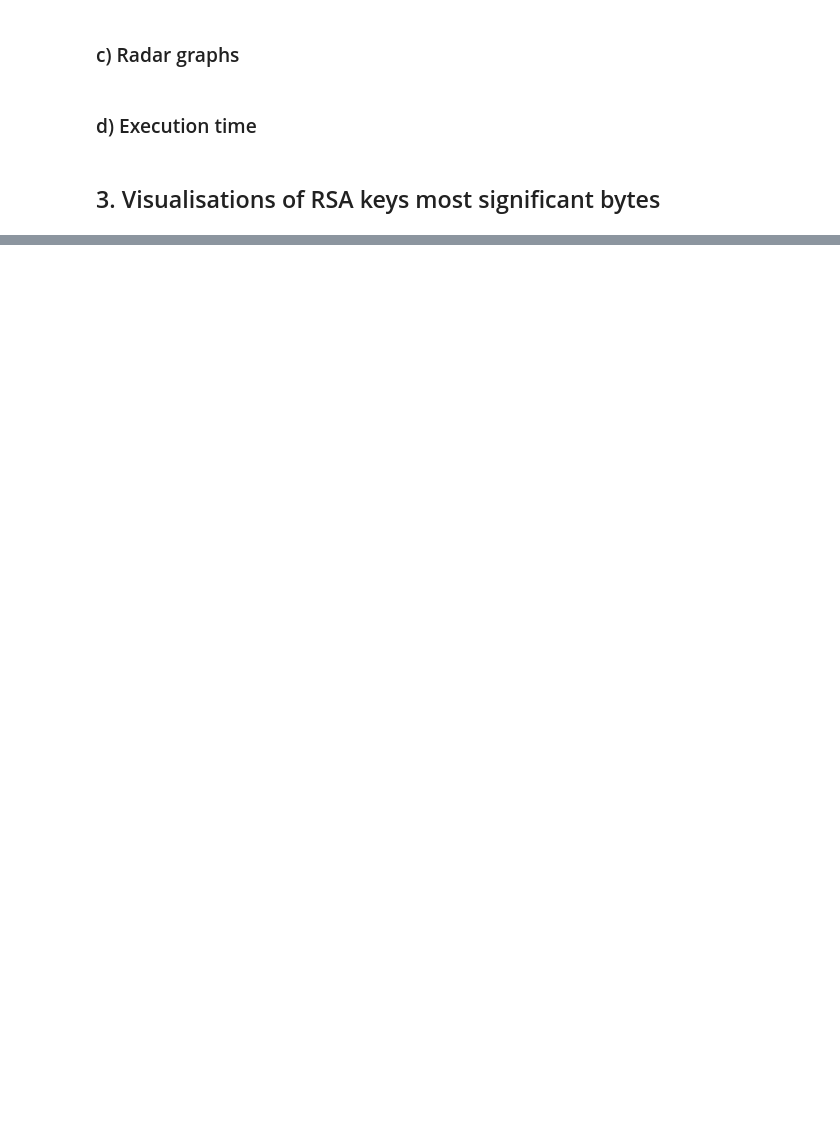
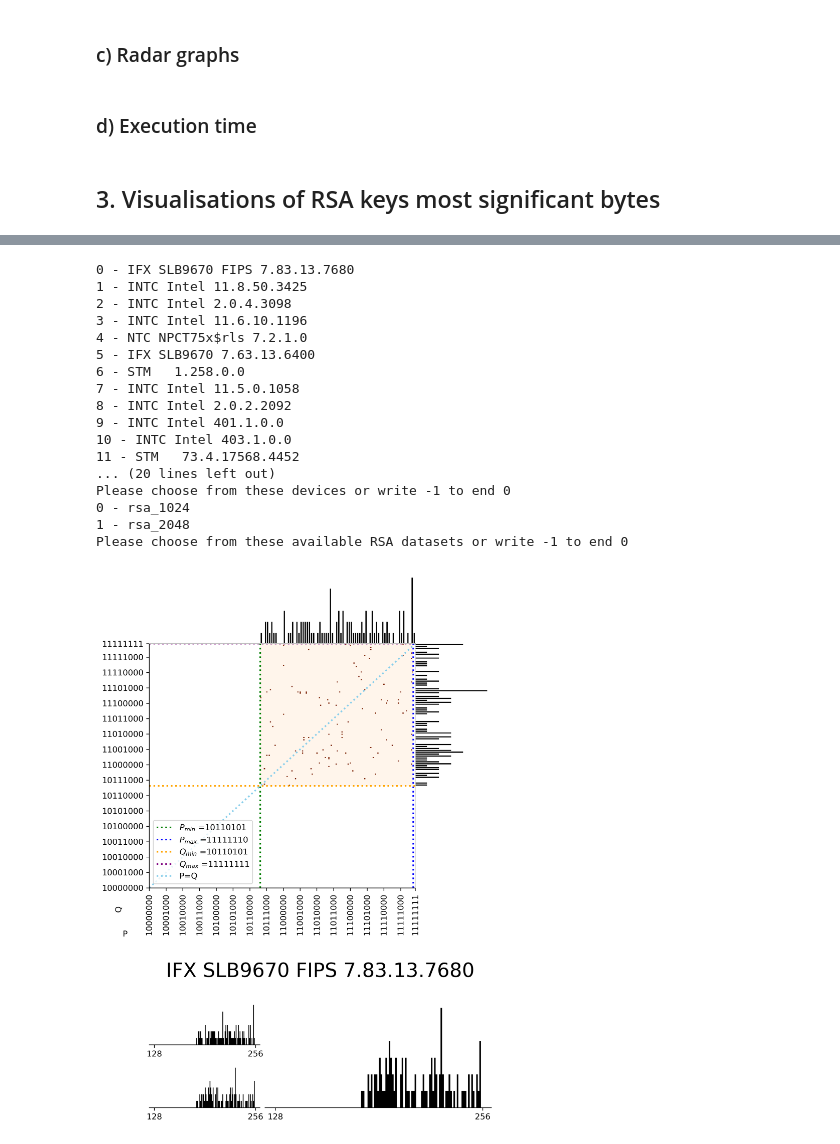
Before and after one commit to tjaros/JCAlgTest, a Jupyter notebook: AlgTest_pyProcess/tpm-visualisation.ipynb, the cells around one changed output, grey strips where cells are left out. Drawn from its saved outputs; the diff is of its cells as text; code cells hidden in the pictures; blank space fills up the shorter version.

Commit message:
modify jupyter notebook to render rsa plot

```diff
--- a/AlgTest_pyProcess/tpm-visualisation.ipynb
+++ b/AlgTest_pyProcess/tpm-visualisation.ipynb
@@ -85,7 +44,7 @@ rsa1024 = pd.read_csv(rsa_1024[19], header=0, delimiter=";")
 ### c) Utility functions
 # %%
 def choose(data: list[tuple[str, str]]):
-    print("Please choose from these visualisations or write -1 to end")
+    print("Please choose from these devices or write -1 to end")
     for idx, item in enumerate(data):
         print(f"{idx} - {item[0]}")
 
@@ -102,6 +61,24 @@ def choose(data: list[tuple[str, str]]):
     print(f"Chosen {data[which]}")
 
     return IFrame(data[which][1], width=1400, height=900)
+
+def validInput(prompt, items):
+    while True:
+        try:
+            for idx, item in enumerate(items):
+                print(f"{idx} - {item}")
+            value = input(prompt).rstrip()
+            value = int(value)
+        except ValueError:
+            continue
+        if value == -1:
+            return None
+
+        if value < 0 or value >= len(items):
+            print(f"Wrong choice, please choose correctly from range 0 - {len(names)-1} or -1 to end")
+            continue
+
+        return value
 # %% [markdown]
 ## 2. Visualisations of Support and Performance results
 # %% [markdown]
@@ -294,0 +130,49 @@ histogram(info)
+# %%
+import matplotlib as mpl
+from algtestprocess.modules.visualization.heatmap import Heatmap
+
+mpl.rcParams['figure.dpi'] = 300
+
+def choose_hist():
+
+    names = [profile['device_name'] for profile in cryptoprops]
+
+    which_device =  validInput("Please choose from these devices or write -1 to end", names)
+
+    if which_device is None:
+        return
+
+    device = cryptoprops[which_device]
+
+    rsa_choices = [key for key in device.keys() if 'rsa' in key.lower()]
+
+    which_rsa = validInput("Please choose from these available RSA datasets or write -1 to end", rsa_choices)
+
+    if which_rsa is None:
+        return
+
+    df = device[rsa_choices[which_rsa]]
+
+    return Heatmap(df, device['device_name'])
+
+chosen = choose_hist()
+chosen.show()
+# %% [output]
+0 - IFX SLB9670 FIPS 7.83.13.7680
+1 - INTC Intel 11.8.50.3425
+2 - INTC Intel 2.0.4.3098
+3 - INTC Intel 11.6.10.1196
+4 - NTC NPCT75x$rls 7.2.1.0
+5 - IFX SLB9670 7.63.13.6400
+6 - STM   1.258.0.0
+7 - INTC Intel 11.5.0.1058
+8 - INTC Intel 2.0.2.2092
+9 - INTC Intel 401.1.0.0
+10 - INTC Intel 403.1.0.0
+11 - STM   73.4.17568.4452
+... (20 lines left out)
+Please choose from these devices or write -1 to end 0
+0 - rsa_1024
+1 - rsa_2048
+Please choose from these available RSA datasets or write -1 to end 0
+[figure, added]
```
Also changed, not shown: parts of 8 cells of this notebook.
